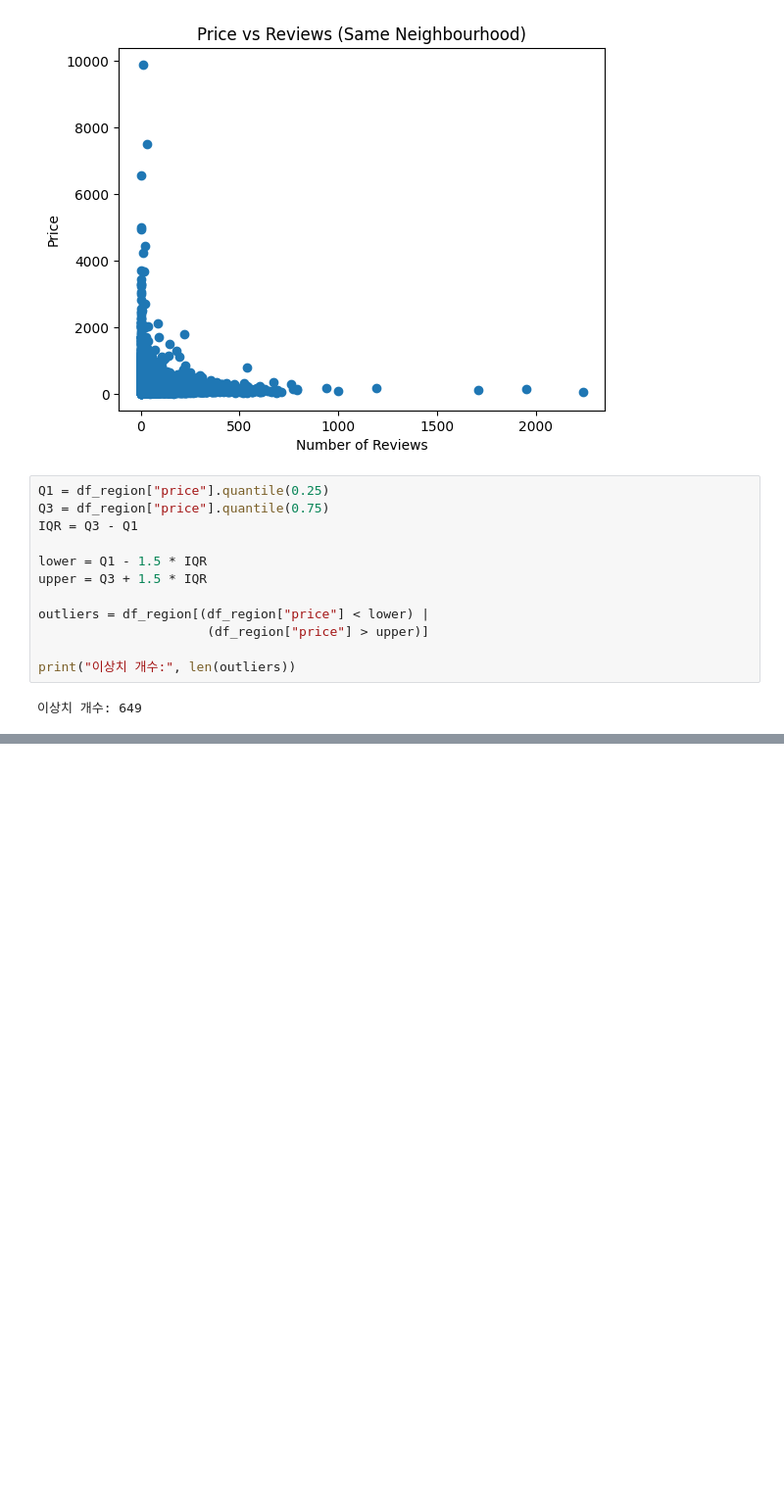
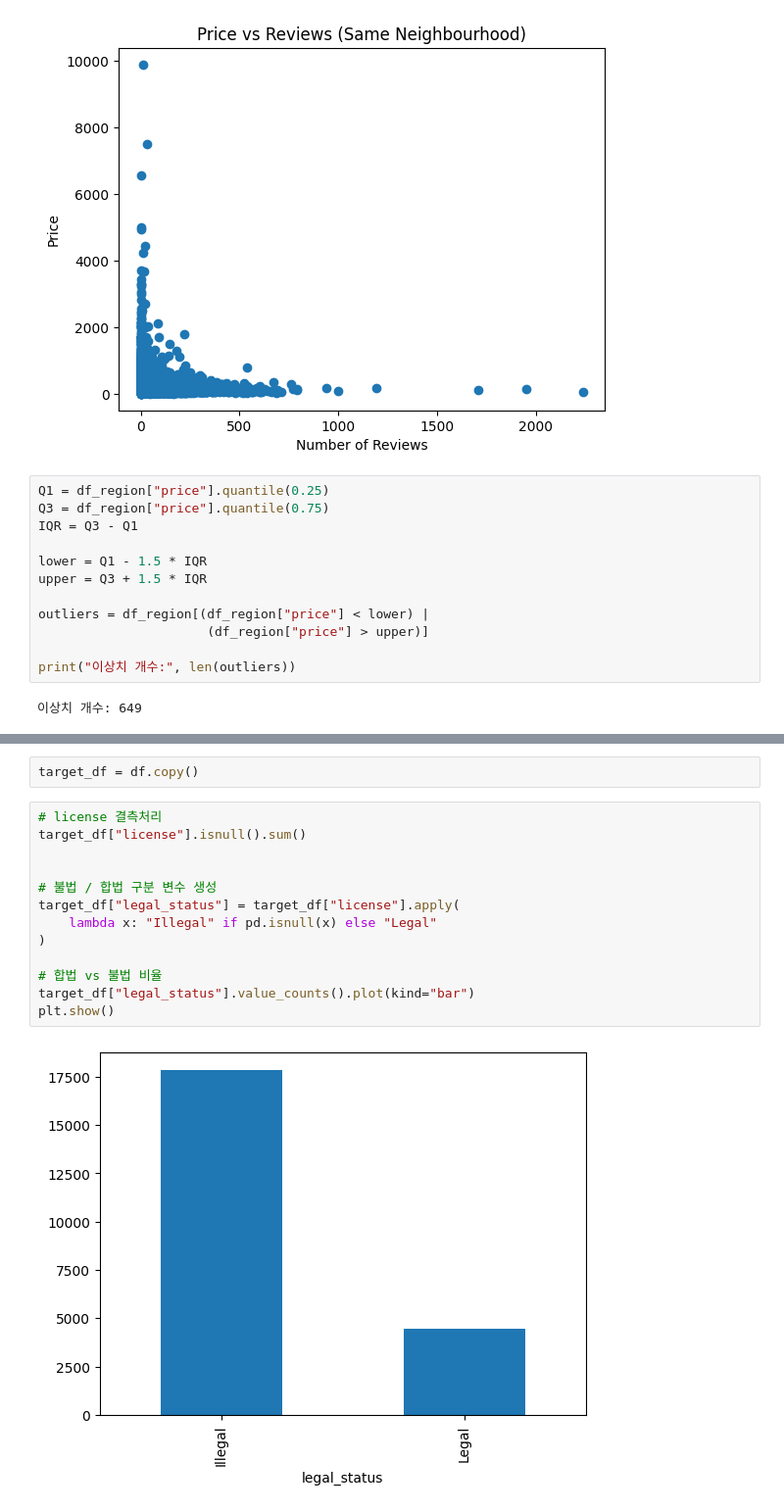
Before and after one commit to motimit/second_project, a Jupyter notebook: Hyebeen_EDA/project-혜빈.ipynb, the cells around one changed output, grey strips where cells are left out. Shown at 98% size. Cells and saved outputs as stored; diff of their text form; blank space fills up the shorter version.

```diff
--- a/Hyebeen_EDA/project-혜빈.ipynb
+++ b/Hyebeen_EDA/project-혜빈.ipynb
@@ -236,0 +354,17 @@ print("이상치 개수:", len(outliers))
+# %%
+target_df = df.copy()
+# %%
+# license 결측처리
+target_df["license"].isnull().sum()
+
+
+# 불법 / 합법 구분 변수 생성
+target_df["legal_status"] = target_df["license"].apply(
+    lambda x: "Illegal" if pd.isnull(x) else "Legal"
+)
+
+# 합법 vs 불법 비율
+target_df["legal_status"].value_counts().plot(kind="bar")
+plt.show()
+# %% [output]
+[figure, added]
```
Also changed, not shown: parts of 45 cells of this notebook, 2 other files.
